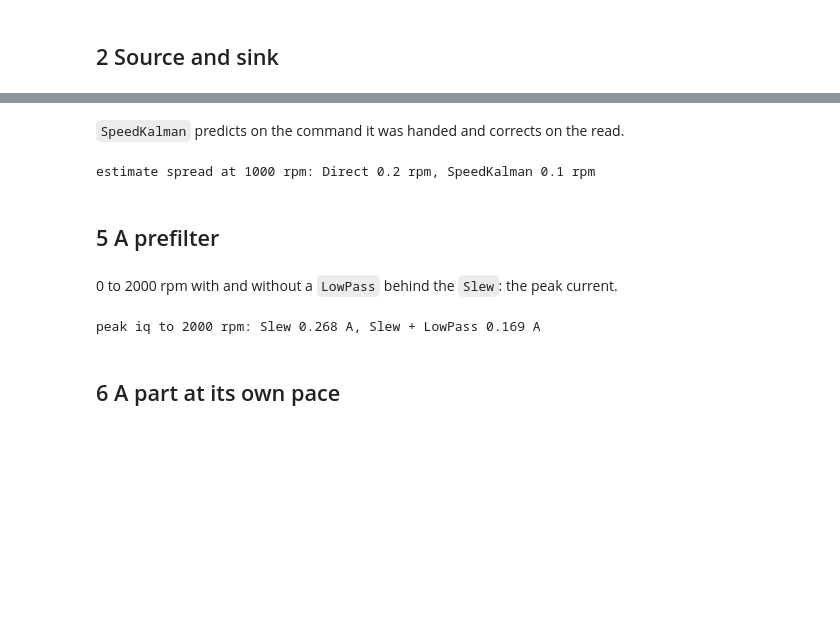
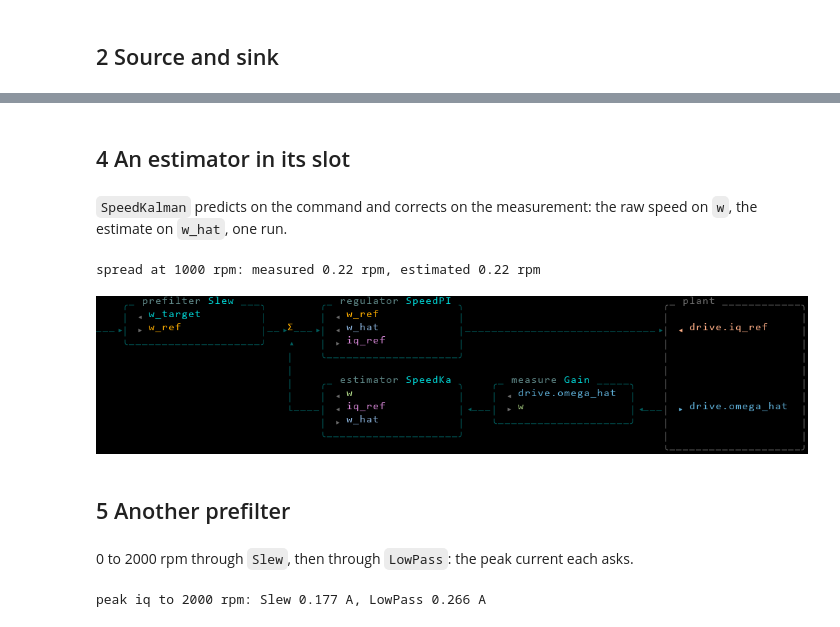
Before and after one commit to rogerisaksson/coaxial_63100, a Jupyter notebook: notebook_examples/controller.ipynb, the cells around one changed output, grey strips where cells are left out. Saved outputs shown, nothing was run; the diff lists cells and outputs as text; code cells hidden in the pictures; blank space fills up the shorter version.

```diff
--- a/notebook_examples/controller.ipynb
+++ b/notebook_examples/controller.ipynb
@@ -71,35 +68,37 @@ for r in rows[::10]:
 # %% [markdown]
-`SpeedKalman` predicts on the command it was handed and corrects on the read.
+## 4 An estimator in its slot
-# %%
-def spread(values):
-    m = sum(values) / len(values)
-    return (sum((v - m) ** 2 for v in values) / len(values)) ** 0.5
-
-held = loop.run(1.5)[-20:]
-direct = spread(rpm(held, 'estimate'))
-loop.estimator = SpeedKalman(kt, J, B, q=1e5, r=400.0, measured=('omega_hat', 1.0 / poles))
-held = loop.run(1.5)[-20:]
-kalman = spread(rpm(held, 'estimate'))
-print('estimate spread at 1000 rpm: Direct %.1f rpm, SpeedKalman %.1f rpm' % (direct, kalman))
-# %% [output]
-estimate spread at 1000 rpm: Direct 0.2 rpm, SpeedKalman 0.1 rpm
-# %% [markdown]
-## 5 A prefilter
+# %% [markdown]
+`SpeedKalman` predicts on the command and corrects on the measurement: the raw speed on `w`, the estimate on `w_hat`, one run.
+# %%
+def spread(values):
+    m = sum(values) / len(values)
+    return (sum((v - m) ** 2 for v in values) / len(values)) ** 0.5
+
+f = loop.feedbacks['speed']
+f.estimator, f.value, f.estimate = SpeedKalman(kt, J, B, 1e5, 400.0), 'w', 'w_hat'
+loop.add('speed', f)
+held = loop.run(1.5)[-20:]
+raw, kalman = (spread([r[k] / RAD_S_PER_RPM for r in held]) for k in ('w', 'w_hat'))
+print('spread at 1000 rpm: measured %.2f rpm, estimated %.2f rpm' % (raw, kalman))
+ansi.image(feedback(loop, 'speed'))
+# %% [output]
+spread at 1000 rpm: measured 0.22 rpm, estimated 0.22 rpm
+[figure, added]
 # %% [markdown]
-0 to 2000 rpm with and without a `LowPass` behind the `Slew`: the peak current.
+## 5 Another prefilter
-# %%
-def peak(rows):
-    return max(abs(r['command']['iq_ref']) for r in rows)
-
-loop.move(2.0, w=0.0)
-loop.prefilters = (Slew(w=3000 * RAD_S_PER_RPM),)
-bare = peak(loop.move(1.5, w=2000 * RAD_S_PER_RPM))
-loop.move(2.0, w=0.0)
-loop.prefilters = (Slew(w=3000 * RAD_S_PER_RPM), LowPass(0.3, 'w'))
-smooth = peak(loop.move(1.5, w=2000 * RAD_S_PER_RPM))
-print('peak iq to 2000 rpm: Slew %.3f A, Slew + LowPass %.3f A' % (bare, smooth))
-# %% [output]
-peak iq to 2000 rpm: Slew 0.268 A, Slew + LowPass 0.169 A
-# %% [markdown]
-## 6 A part at its own pace
+# %% [markdown]
+0 to 2000 rpm through `Slew`, then through `LowPass`: the peak current each asks.
+# %%
+def peak(rows):
+    return max(abs(r['iq_ref']) for r in rows)
+
+loop.move(2.0, w_target=0.0)
+bare = peak(loop.move(1.5, w_target=2000 * RAD_S_PER_RPM))
+loop.move(2.0, w_target=0.0)
+f.prefilter = LowPass(0.3)
+loop.add('speed', f)
+smooth = peak(loop.move(1.5, w_target=2000 * RAD_S_PER_RPM))
+print('peak iq to 2000 rpm: Slew %.3f A, LowPass %.3f A' % (bare, smooth))
+# %% [output]
+peak iq to 2000 rpm: Slew 0.177 A, LowPass 0.266 A
 # %% [markdown]
```
Also changed, not shown: parts of 30 cells of this notebook, 23 other files.
